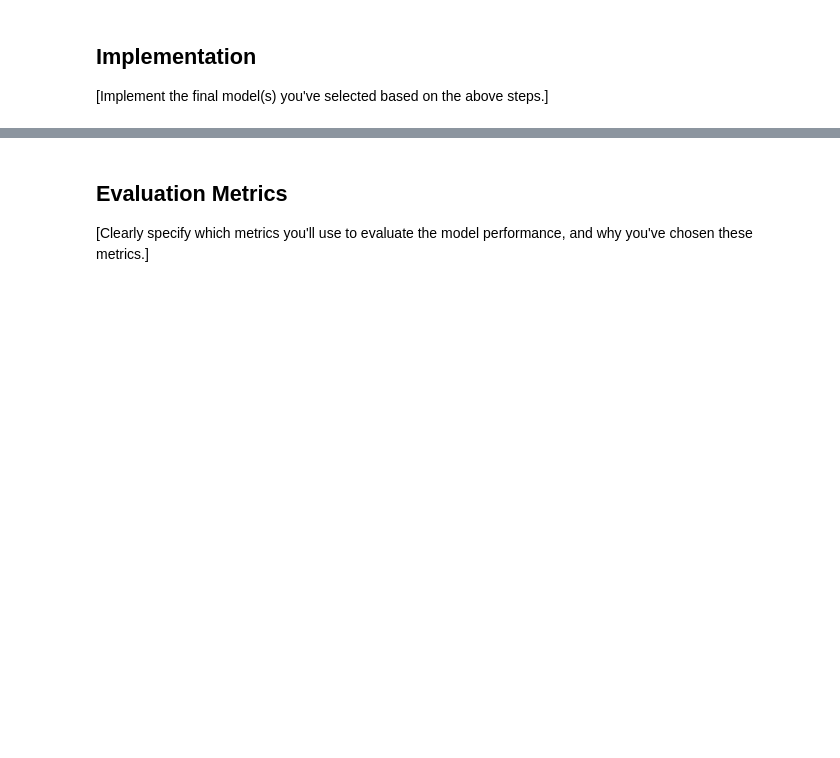
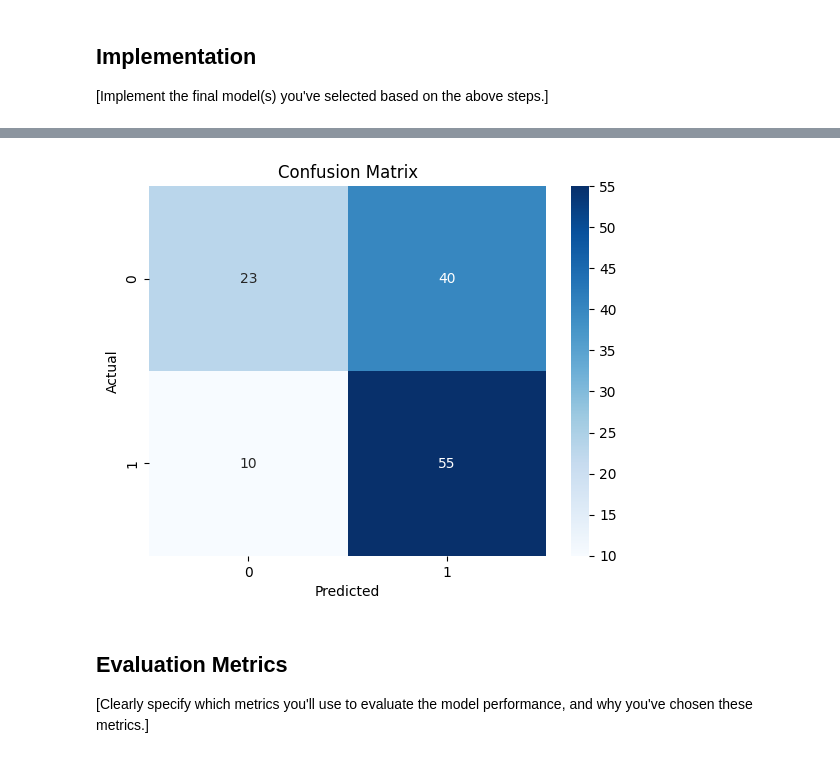
Before and after one commit to RodriguesOscar/deforestation-prediction, a Jupyter notebook: 3_Model/model_definition_evaluation.ipynb, the cells around one changed output, grey strips where cells are left out. Drawn from its saved outputs; the diff is of its cells as text; code cells hidden in the pictures; blank space fills up the shorter version.

Commit message:
final model: v2

```diff
--- a/3_Model/model_definition_evaluation.ipynb
+++ b/3_Model/model_definition_evaluation.ipynb
@@ -259,0 +162,63 @@ Confusion Matrix:
+# %%
+import numpy as np
+from tensorflow import keras
+from tensorflow.keras import layers
+from sklearn.metrics import accuracy_score, f1_score, roc_auc_score, confusion_matrix
+
+# 🏗️ Build model
+model = keras.Sequential([
+    layers.Input(shape=(X_train_scaled.shape[1],)),
+    layers.Dense(64, activation='relu'),
+    layers.Dropout(0.3),
+    layers.Dense(32, activation='relu'),
+    layers.Dropout(0.3),
+    layers.Dense(1, activation='sigmoid')  # binary classification
+])
+
+model.compile(optimizer='adam', loss='binary_crossentropy', metrics=['accuracy'])
+
+# ⏳ Train with early stopping
+early_stop = keras.callbacks.EarlyStopping(patience=10, restore_best_weights=True)
+
+history = model.fit(
+    X_train_scaled, y_train,
+    validation_data=(X_val_scaled, y_val),
+    epochs=100,
+    batch_size=32,
+    callbacks=[early_stop],
+    verbose=1
+)
+
+# 🧪 Predict on test set
+y_pred_prob = model.predict(X_test_scaled).flatten()
+
+# 📈 Find best threshold by F1-score
+thresholds = np.arange(0.1, 0.9, 0.01)
+f1_scores = [f1_score(y_test, y_pred_prob > t) for t in thresholds]
+best_threshold = thresholds[np.argmax(f1_scores)]
+print("🔍 Best Threshold (F1):", round(best_threshold, 3))
+
+# 🎯 Final predictions
+y_pred = (y_pred_prob > best_threshold).astype(int)
+
+# 📊 Evaluate
+acc = accuracy_score(y_test, y_pred)
+f1 = f1_score(y_test, y_pred)
+roc = roc_auc_score(y_test, y_pred_prob)
+cm = confusion_matrix(y_test, y_pred)
+
+print("Accuracy:", acc)
+print("F1 Score:", f1)
+print("ROC-AUC:", roc)
+print("Confusion Matrix:\n", cm)
+
+# 🔥 Confusion matrix heatmap
+import seaborn as sns
+import matplotlib.pyplot as plt
+
+sns.heatmap(cm, annot=True, fmt='d', cmap='Blues', xticklabels=[0,1], yticklabels=[0,1])
+plt.xlabel('Predicted')
+plt.ylabel('Actual')
+plt.title('Confusion Matrix')
+plt.show()
+# %% [output]
@@ -260,3 +242,4 @@ Confusion Matrix:
+[figure, added]
 # %% [markdown]
 ## Evaluation Metrics
 
```
Also changed, not shown: parts of 3 cells of this notebook, 1 other file.
